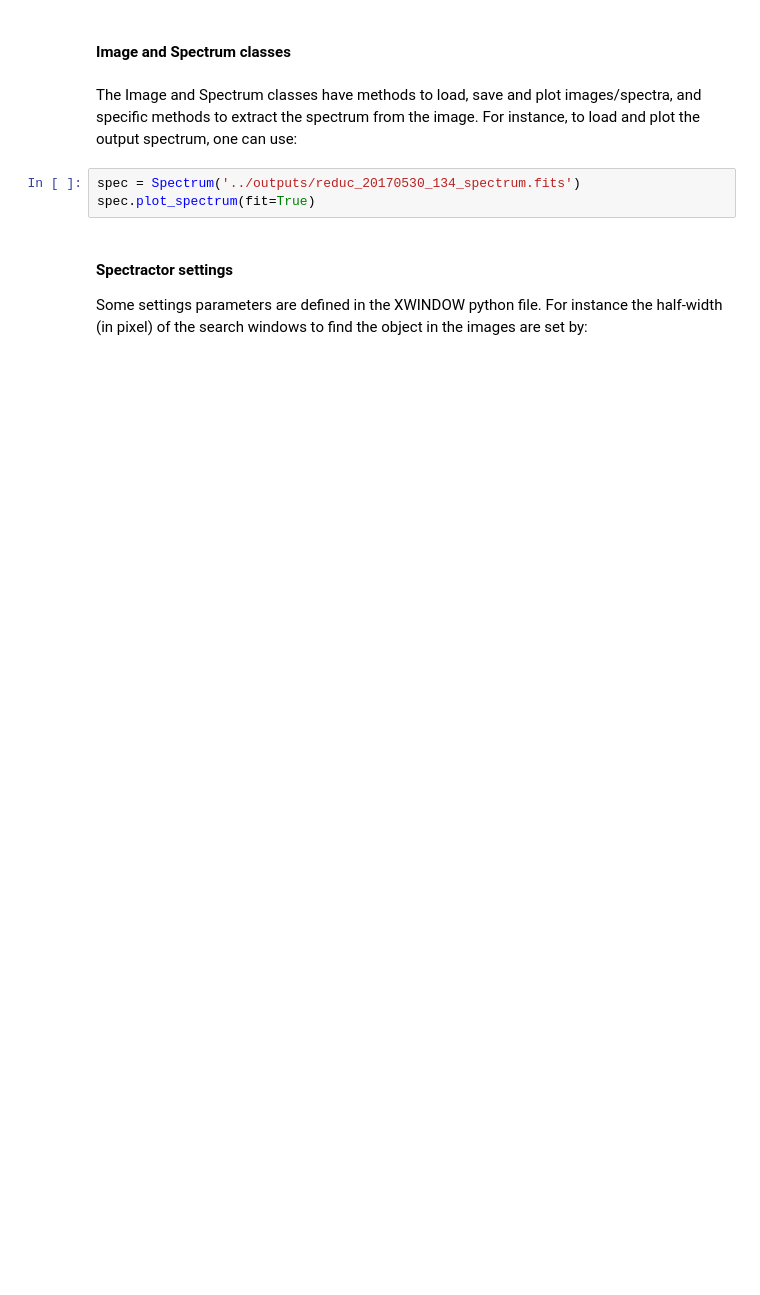
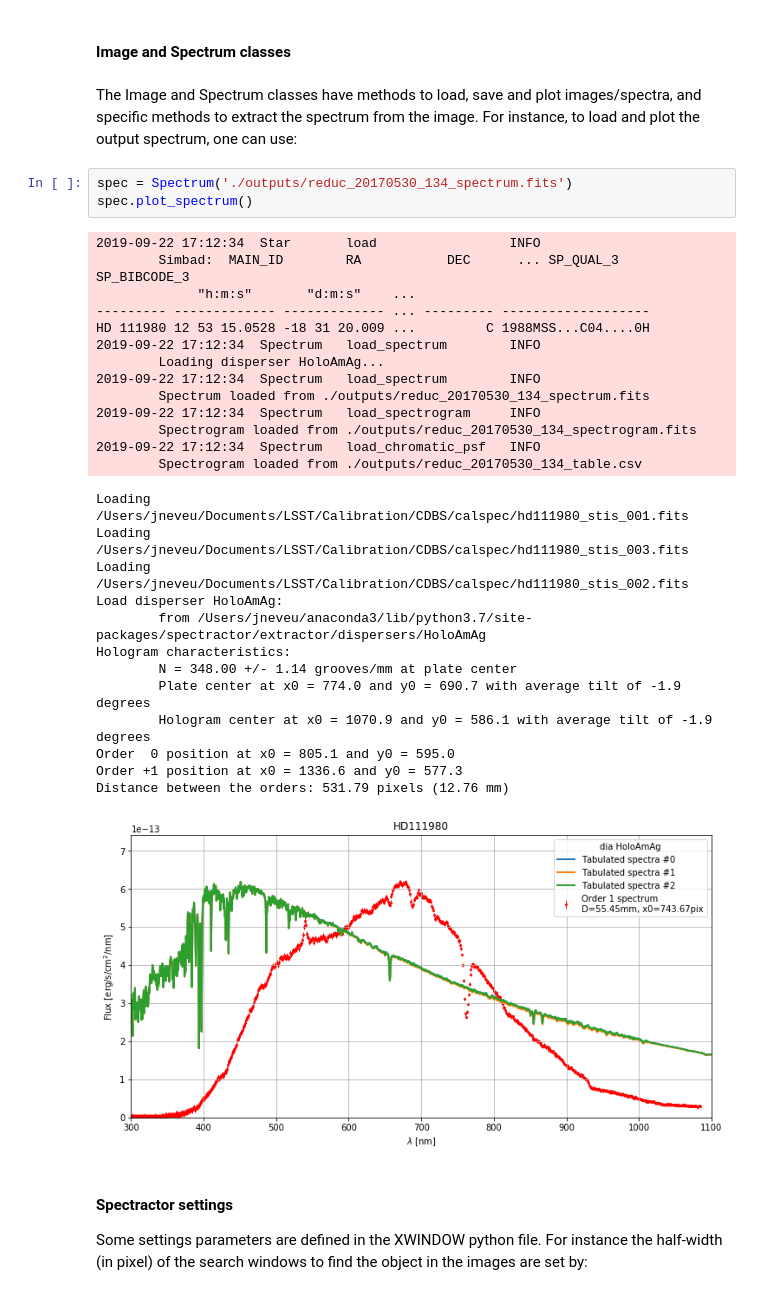
Before and after one commit to LSSTDESC/Spectractor, a Jupyter notebook: notebooks/Spectractor tutorial.ipynb, the cells around one changed output. Saved outputs shown, nothing was run; the diff lists cells and outputs as text; blank space fills up the shorter version.

```diff
--- a/notebooks/Spectractor tutorial.ipynb
+++ b/notebooks/Spectractor tutorial.ipynb
@@ -57,8 +139,35 @@ Spectractor(filename,output_directory,guess,target)
 # %% [markdown]
 The Image and Spectrum classes have methods to load, save and plot images/spectra, and specific methods to extract the spectrum from the image. For instance, to load and plot the output spectrum, one can use:
 # %%
-spec = Spectrum('../outputs/reduc_20170530_134_spectrum.fits')
-spec.plot_spectrum(fit=True)
+spec = Spectrum('./outputs/reduc_20170530_134_spectrum.fits')
+spec.plot_spectrum()
+# %% [output]
+2019-09-22 17:12:34  Star       load                 INFO
+        Simbad:  MAIN_ID        RA           DEC      ... SP_QUAL_3     SP_BIBCODE_3
+             "h:m:s"       "d:m:s"    ...
+--------- ------------- ------------- ... --------- -------------------
+HD 111980 12 53 15.0528 -18 31 20.009 ...         C 1988MSS...C04....0H
+2019-09-22 17:12:34  Spectrum   load_spectrum        INFO
+        Loading disperser HoloAmAg...
+2019-09-22 17:12:34  Spectrum   load_spectrum        INFO
+        Spectrum loaded from ./outputs/reduc_20170530_134_spectrum.fits
+2019-09-22 17:12:34  Spectrum   load_spectrogram     INFO
+        Spectrogram loaded from ./outputs/reduc_20170530_134_spectrogram.fits
+2019-09-22 17:12:34  Spectrum   load_chromatic_psf   INFO
+        Spectrogram loaded from ./outputs/reduc_20170530_134_table.csv
+Loading /Users/jneveu/Documents/LSST/Calibration/CDBS/calspec/hd111980_stis_001.fits
+Loading /Users/jneveu/Documents/LSST/Calibration/CDBS/calspec/hd111980_stis_003.fits
+Loading /Users/jneveu/Documents/LSST/Calibration/CDBS/calspec/hd111980_stis_002.fits
+Load disperser HoloAmAg:
+        from /Users/jneveu/anaconda3/lib/python3.7/site-packages/spectractor/extractor/dispersers/HoloAmAg
+Hologram characteristics:
+        N = 348.00 +/- 1.14 grooves/mm at plate center
+        Plate center at x0 = 774.0 and y0 = 690.7 with average tilt of -1.9 degrees
+        Hologram center at x0 = 1070.9 and y0 = 586.1 with average tilt of -1.9 degrees
+Order  0 position at x0 = 805.1 and y0 = 595.0
+Order +1 position at x0 = 1336.6 and y0 = 577.3
+Distance between the orders: 531.79 pixels (12.76 mm)
+[figure, added]
 # %% [markdown]
 #### Spectractor settings
 
```
Also changed, not shown: parts of 11 cells of this notebook.
